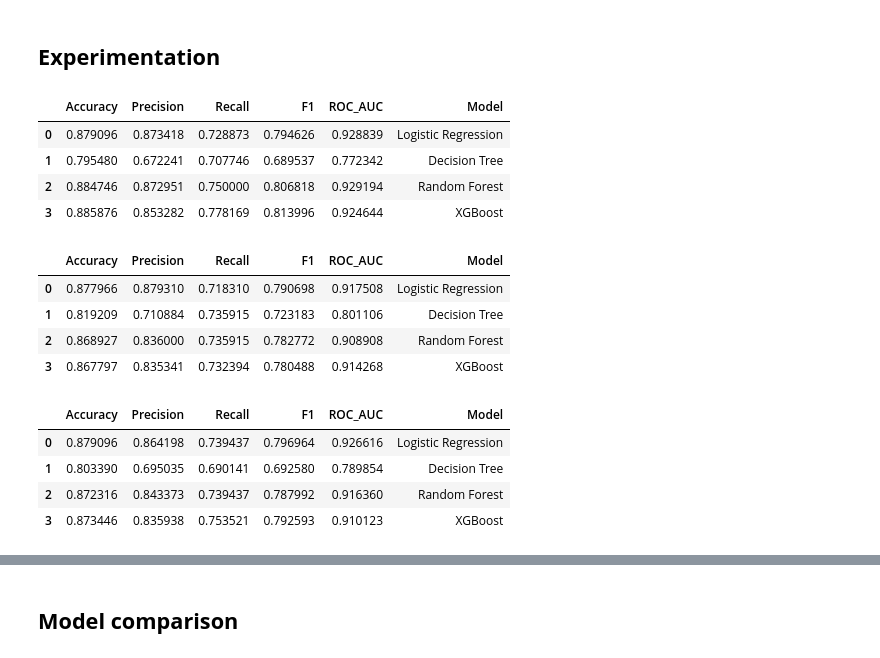
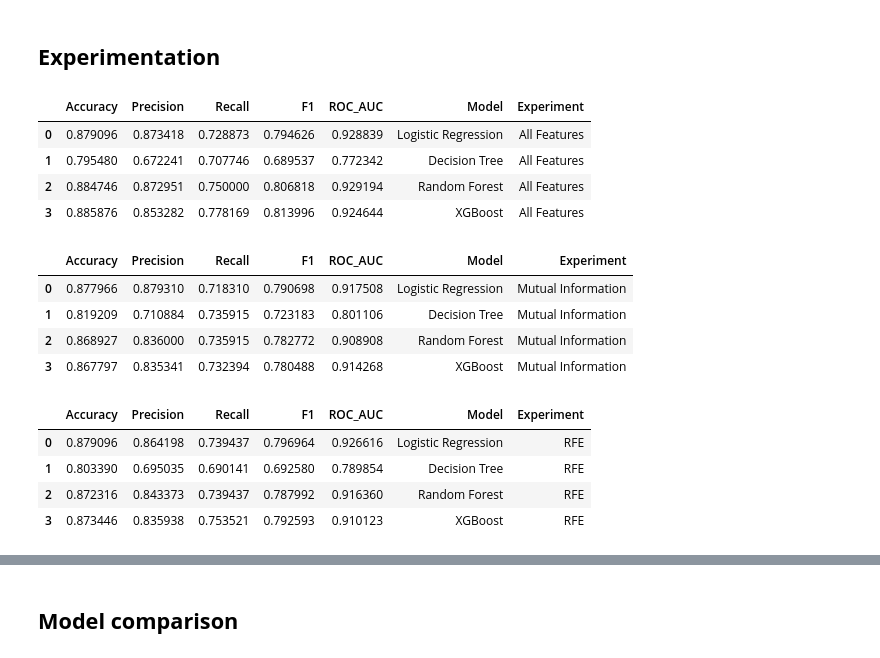
Before and after one commit to abdulmm44/Student_dropout_prediction, a Jupyter notebook: Student_dropout.ipynb, the cells around one changed output, grey strips where cells are left out. Cells and saved outputs as stored; diff of their text form; code cells hidden in the pictures.

```diff
--- a/Student_dropout.ipynb
+++ b/Student_dropout.ipynb
@@ -1077,46 +1058,46 @@ models = {
 # %%
 # Experiment 1: Train models using ALL features
 
-results_all = []  # Empty list to store results
+results_all = []  # store each model's results
 
 for name, model in models.items():
 
-    # Train model and calculate evaluation metrics
+    # Train model and compute metrics
     scores = evaluate_model(
         model,
         X_train_scaled,
         X_test_scaled,
         y_train,
         y_test
     )
 
-    # Add the model name to the results dictionary
-    scores['Model'] = name
+    # Add metadata for tracking
+    scores["Model"] = name
+    scores["Experiment"] = "All Features"
 
-    # Store the results
+    # Store results
     results_all.append(scores)
 
-# Convert list of dictionaries into a DataFrame
+# Convert list of dictionaries into DataFrame
 results_all = pd.DataFrame(results_all)
 
-# Display results
+# Show results
 results_all
 # %% [output]
-|  | Accuracy | Precision | Recall | F1 | ROC_AUC | Model |
-| 0 | 0.879096 | 0.873418 | 0.728873 | 0.794626 | 0.928839 | Logistic Regression |
-| 1 | 0.795480 | 0.672241 | 0.707746 | 0.689537 | 0.772342 | Decision Tree |
-| 2 | 0.884746 | 0.872951 | 0.750000 | 0.806818 | 0.929194 | Random Forest |
-| 3 | 0.885876 | 0.853282 | 0.778169 | 0.813996 | 0.924644 | XGBoost |
+|  | Accuracy | Precision | Recall | F1 | ROC_AUC | Model | Experiment |
+| 0 | 0.879096 | 0.873418 | 0.728873 | 0.794626 | 0.928839 | Logistic Regression | All Features |
+| 1 | 0.795480 | 0.672241 | 0.707746 | 0.689537 | 0.772342 | Decision Tree | All Features |
+| 2 | 0.884746 | 0.872951 | 0.750000 | 0.806818 | 0.929194 | Random Forest | All Features |
+| 3 | 0.885876 | 0.853282 | 0.778169 | 0.813996 | 0.924644 | XGBoost | All Features |
 # %%
-# Experiment 2: Feature Selection (Mutual Information + Select Best 15)
+# Experiment 2: Feature Selection (Mutual Information + SelectKBest)
 
-results_fs = []  # Store results for the feature-selection experiment
+results_fs = []  # store results for this experiment
 
-# Loop through each model in the dictionary
+# Loop through all models
 for name, model in models.items():
 
-    # Train the model using only the selected features
-    # and calculate evaluation metrics
+    # Train model using selected features
     scores = evaluate_model(
         model,
         X_train_filter,
@@ -1125,28 +1106,32 @@ for name, model in models.items():
         y_test
     )
 
-    # Add model name to the results
-    scores['Model'] = name
+    # Add metadata for tracking
+    scores["Model"] = name
+    scores["Experiment"] = "Mutual Information"
 
-    # Save results
+    # Store results
     results_fs.append(scores)
 
-# Convert list of dictionaries into a DataFrame
+# Convert results to DataFrame
 results_fs = pd.DataFrame(results_fs)
+
+# Display results
 results_fs
 # %% [output]
-|  | Accuracy | Precision | Recall | F1 | ROC_AUC | Model |
-| 0 | 0.877966 | 0.879310 | 0.718310 | 0.790698 | 0.917508 | Logistic Regression |
-| 1 | 0.819209 | 0.710884 | 0.735915 | 0.723183 | 0.801106 | Decision Tree |
-| 2 | 0.868927 | 0.836000 | 0.735915 | 0.782772 | 0.908908 | Random Forest |
-| 3 | 0.867797 | 0.835341 | 0.732394 | 0.780488 | 0.914268 | XGBoost |
+|  | Accuracy | Precision | Recall | F1 | ROC_AUC | Model | Experiment |
+| 0 | 0.877966 | 0.879310 | 0.718310 | 0.790698 | 0.917508 | Logistic Regression | Mutual Information |
+| 1 | 0.819209 | 0.710884 | 0.735915 | 0.723183 | 0.801106 | Decision Tree | Mutual Information |
+| 2 | 0.868927 | 0.836000 | 0.735915 | 0.782772 | 0.908908 | Random Forest | Mutual Information |
+| 3 | 0.867797 | 0.835341 | 0.732394 | 0.780488 | 0.914268 | XGBoost | Mutual Information |
 # %%
 # Experiment 3: Recursive Feature Elimination (RFE)
 
-results_rfe = []
+results_rfe = []  # store results for RFE experiment
 
 for name, model in models.items():
 
+    # Train model using RFE-selected features
     scores = evaluate_model(
         model,
         X_train_rfe,
@@ -1155,19 +1140,24 @@ for name, model in models.items():
         y_test
     )
 
-    scores['Model'] = name
+    # Add metadata for tracking
+    scores["Model"] = name
+    scores["Experiment"] = "RFE"
 
+    # Store results
     results_rfe.append(scores)
 
+# Convert list to DataFrame
 results_rfe = pd.DataFrame(results_rfe)
 
+# Display results
 results_rfe
 # %% [output]
-|  | Accuracy | Precision | Recall | F1 | ROC_AUC | Model |
-| 0 | 0.879096 | 0.864198 | 0.739437 | 0.796964 | 0.926616 | Logistic Regression |
-| 1 | 0.803390 | 0.695035 | 0.690141 | 0.692580 | 0.789854 | Decision Tree |
-| 2 | 0.872316 | 0.843373 | 0.739437 | 0.787992 | 0.916360 | Random Forest |
-| 3 | 0.873446 | 0.835938 | 0.753521 | 0.792593 | 0.910123 | XGBoost |
+|  | Accuracy | Precision | Recall | F1 | ROC_AUC | Model | Experiment |
+| 0 | 0.879096 | 0.864198 | 0.739437 | 0.796964 | 0.926616 | Logistic Regression | RFE |
+| 1 | 0.803390 | 0.695035 | 0.690141 | 0.692580 | 0.789854 | Decision Tree | RFE |
+| 2 | 0.872316 | 0.843373 | 0.739437 | 0.787992 | 0.916360 | Random Forest | RFE |
+| 3 | 0.873446 | 0.835938 | 0.753521 | 0.792593 | 0.910123 | XGBoost | RFE |
 # %%
 # Experiment 4: Principal Component Analysis (PCA)
 
```
Also changed, not shown: parts of 12 cells of this notebook.
